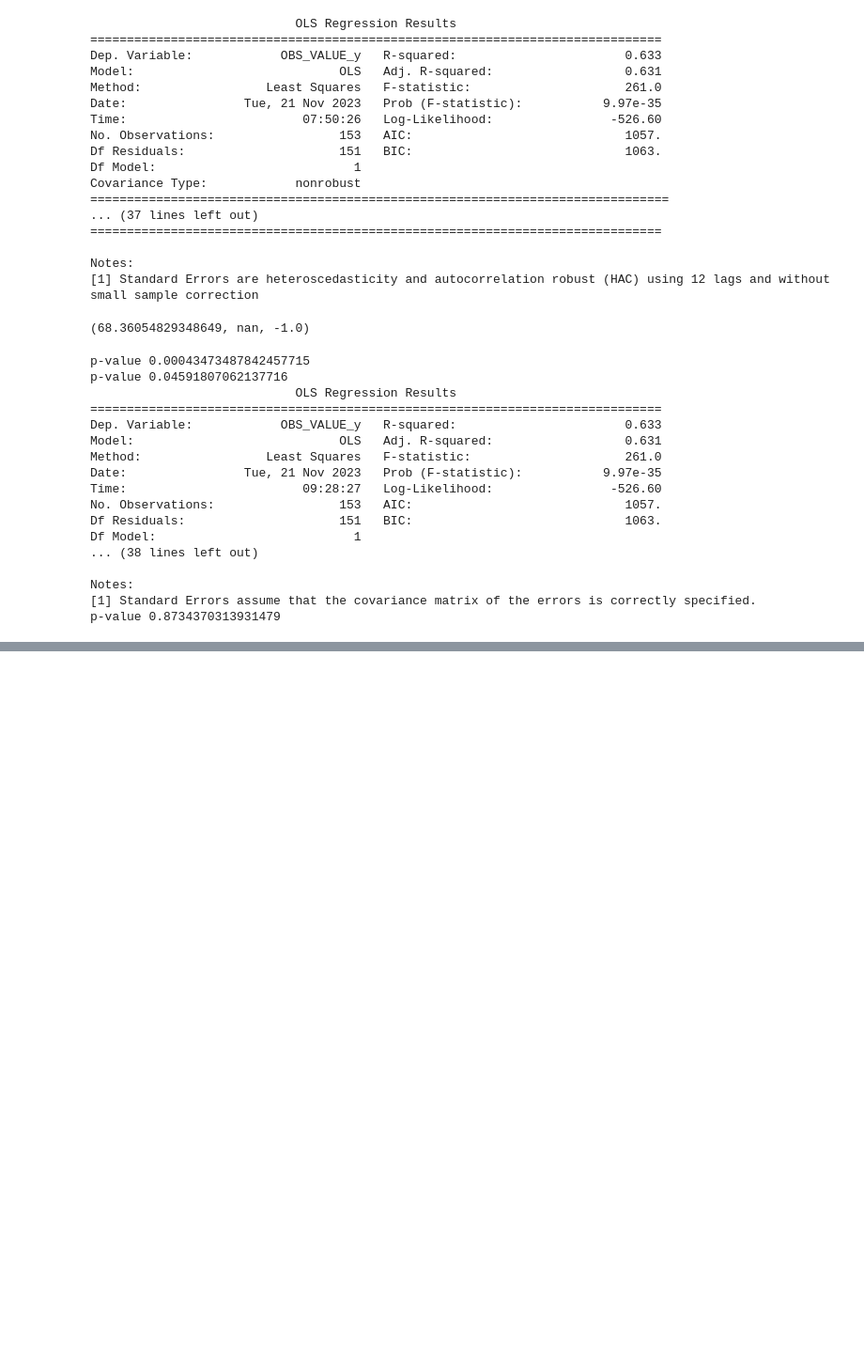
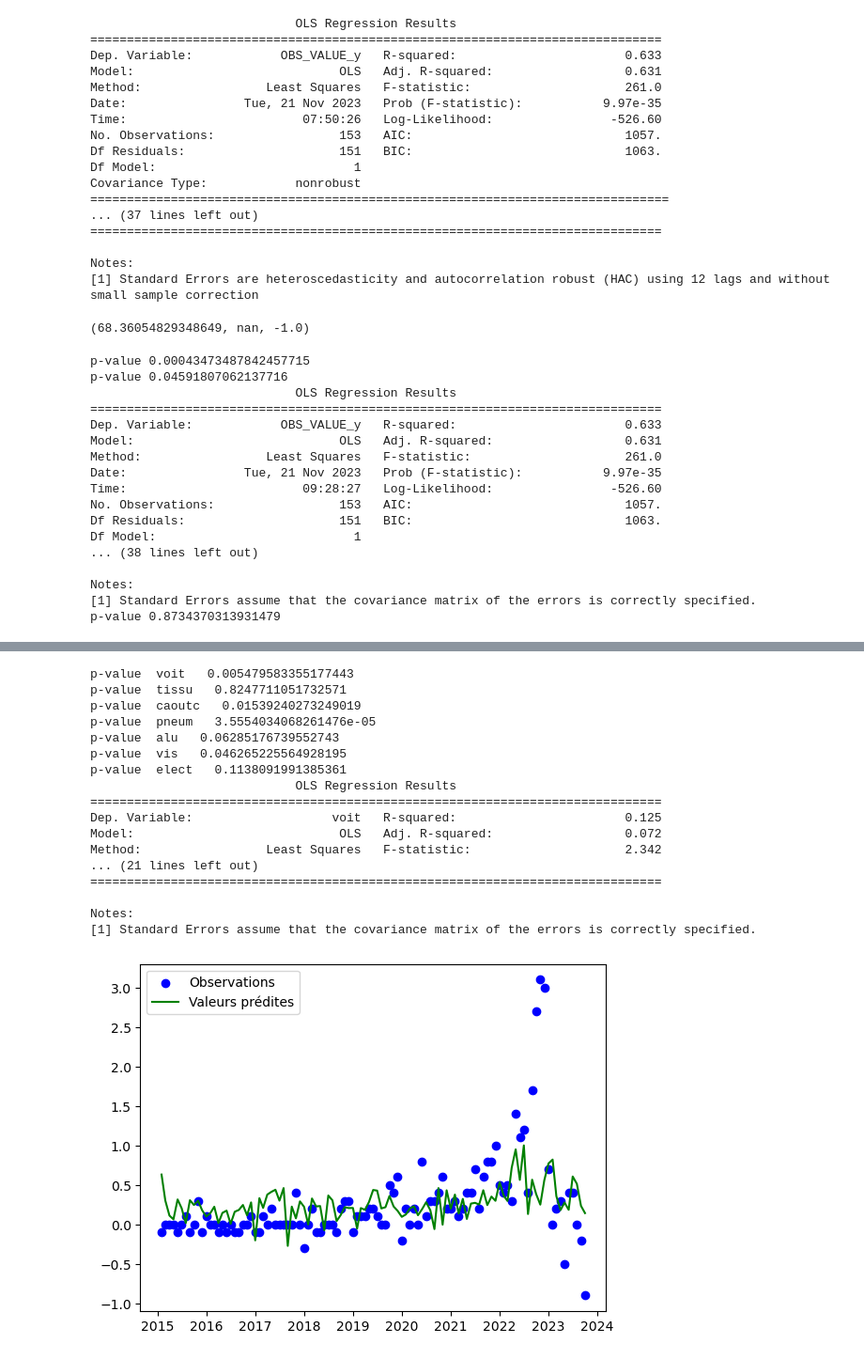
Before and after one commit to NathanVnh/Projet-Python, a Jupyter notebook: execute.ipynb, the cells around one changed output, grey strips where cells are left out. Shown at 94% size. Cells and saved outputs as stored; diff of their text form; code cells hidden in the pictures; blank space fills up the shorter version.

```diff
--- a/execute.ipynb
+++ b/execute.ipynb
@@ -328,0 +392,79 @@ Notes:
+# %%
+###Simple regression sur les variables différenciées
+##On vérifie d'abord la stationnarité de ces nouvelles variables
+#Construction de la base
+prix_voit = prix_voit[prix_voit.index>"2005-01-31"]
+prix_voit = prix_voit.rename(columns={'OBS_VALUE': 'voit'})
+prix_tissu = prix_tissu[prix_tissu.index>"2005-01-31"]
+prix_tissu = prix_tissu.rename(columns={'OBS_VALUE': 'tissu'})
+prix_caoutc = prix_caoutc[prix_caoutc.index>"2005-01-31"]
+prix_caoutc = prix_caoutc.rename(columns={'OBS_VALUE': 'caoutc'})
+prix_pneum = prix_pneum[prix_pneum.index>"2005-01-31"]
+prix_pneum = prix_pneum.rename(columns={'OBS_VALUE': 'pneum'})
+prix_alu = prix_alu[prix_alu.index>"2005-01-31"]
+prix_alu = prix_alu.rename(columns={'OBS_VALUE': 'alu'})
+prix_vis = prix_vis[prix_vis.index>"2005-01-31"]
+prix_vis = prix_vis.rename(columns={'OBS_VALUE': 'vis'})
+prix_electro = prix_electro[prix_electro.index>"2005-01-31"]
+prix_electro = prix_electro.rename(columns={'OBS_VALUE': 'elect'})
+
+data = pd.merge(prix_voit['voit'],prix_tissu['tissu'], on='TIME_PERIOD', how="inner")
+data = pd.merge(data,prix_caoutc['caoutc'], on='TIME_PERIOD', how="inner")
+data = pd.merge(data,prix_pneum['pneum'], on='TIME_PERIOD', how="inner")
+data = pd.merge(data,prix_alu['alu'], on='TIME_PERIOD', how="inner")
+data = pd.merge(data,prix_vis['vis'], on='TIME_PERIOD', how="inner")
+data = pd.merge(data,prix_electro['elect'], on='TIME_PERIOD', how="inner")
+
+##On différencie les données pour travailler avec des séries stationnaires
+data_diff = data.diff().dropna()
+##On vérifie la stationnarité des séries utilisées
+for i in ['voit','tissu','caoutc','pneum','alu','vis','elect'] :
+    test_adf = adfuller(data_diff[i])
+    print('p-value ', i,' ', test_adf[1])
+
+##Seul le test de stationnarité sur le tissu est dangereux pour notre analyse, les autres variables donnent des résultats acceptables
+X = sm.add_constant(data_diff[['tissu','caoutc','pneum','alu','vis','elect']])
+y = data_diff['voit']
+model = sm.OLS(y, X)
+results = model.fit()
+print(results.summary())
+##Pas terrible...
+
+##Outil de visualisation
+contributions = X * results.params
+y_pred = results.predict(X)
+import matplotlib.pyplot as plt
+plt.scatter(X.index,y, label="Observations", color="blue")
+plt.plot(X.index, y_pred, label = "Valeurs prédites", color = "green")
+plt.legend()
+plt.show()
+
+plt.figure(figsize=(20,15))
+plt.bar(X.index,contributions['tissu'], label = "tissu", color="darkorange",width=20)
+plt.bar(X.index,contributions['caoutc'], label = "caoutc", color="brown",width=20)
+plt.bar(X.index,contributions['pneum'], label = "pneum", color="black",width=20)
+plt.bar(X.index,contributions['alu'], label = "alu", color="lightgray",width=20)
+plt.bar(X.index,contributions['vis'], label = "vis", color="gold",width=20)
+plt.bar(X.index,contributions['elect'], label = "elect", color="lime",width=20)
+plt.plot(X.index, y_pred-contributions['const'], label = "Valeurs prédites", color = "green")
+plt.legend()
+plt.show()
+# %% [output]
+p-value  voit   0.005479583355177443
+p-value  tissu   0.8247711051732571
+p-value  caoutc   0.01539240273249019
+p-value  pneum   3.5554034068261476e-05
+p-value  alu   0.06285176739552743
+p-value  vis   0.046265225564928195
+p-value  elect   0.1138091991385361
+                            OLS Regression Results
+==============================================================================
+Dep. Variable:                   voit   R-squared:                       0.125
+Model:                            OLS   Adj. R-squared:                  0.072
+Method:                 Least Squares   F-statistic:                     2.342
+... (21 lines left out)
+==============================================================================
+
+Notes:
+[1] Standard Errors assume that the covariance matrix of the errors is correctly specified.
+[figure, added]
```
Also changed, not shown: parts of 9 cells of this notebook, 1 other file.
